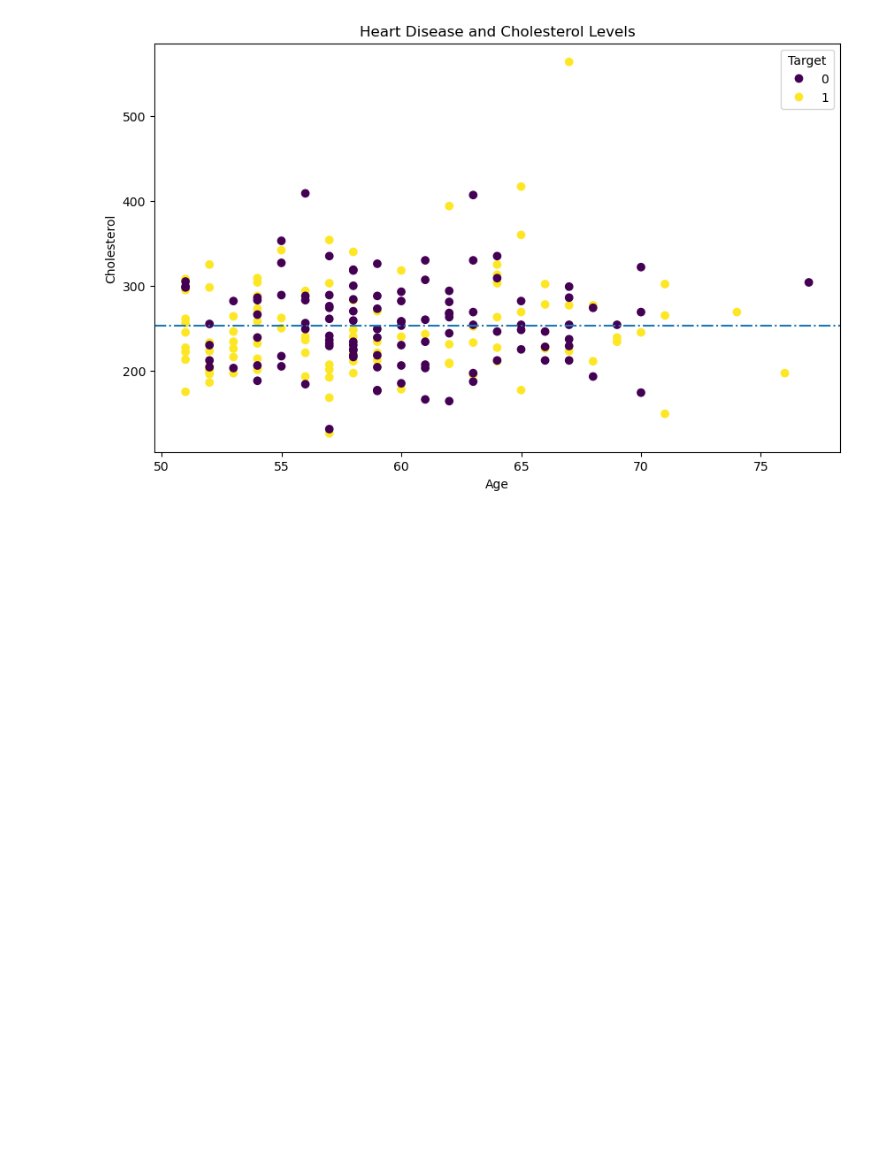
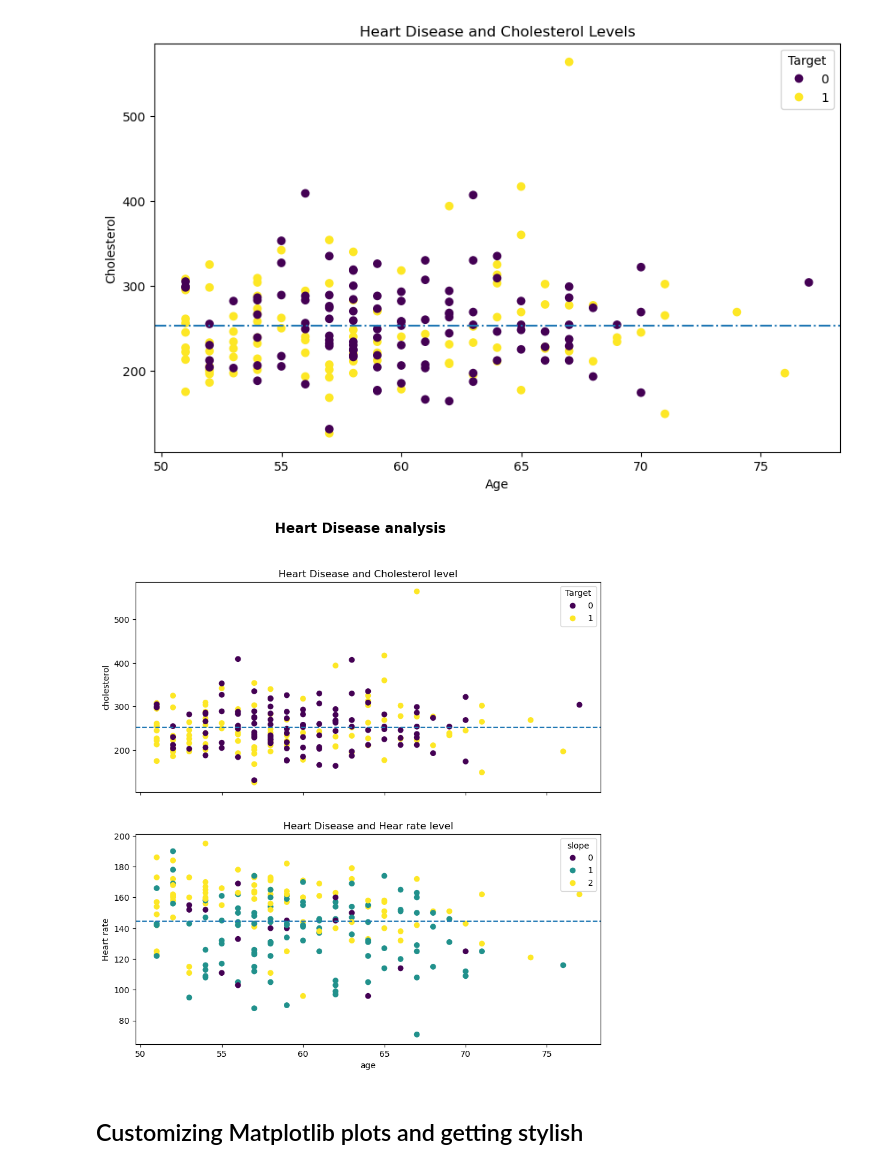
Before and after one commit to prashantuchiha/DS-sample, a Jupyter notebook: project_1/Introduction to Matplotlib.ipynb, the cells around one changed output. Drawn from its saved outputs; the diff is of its cells as text; code cells hidden in the pictures; blank space fills up the shorter version.

Commit message:
matplotlib

```diff
--- a/project_1/Introduction to Matplotlib.ipynb
+++ b/project_1/Introduction to Matplotlib.ipynb
@@ -348,3 +336,53 @@ ax.axhline(over_50["chol"].mean(),
           linestyle='-.');
 # %% [output]
 [figure]
+# %%
+# Subplot of chol,age,thalach
+fig,(ax0,ax1)=plt.subplots(nrows=2,
+                          ncols=1,
+                          figsize=(10,10),
+                          sharex=True # use this and remove xlabel of first graph it will share xlabel of second graph,using this values of x-axis will disappear in ax0
+                          )
+
+# add data to ax0
+scatter=ax0.scatter(x=over_50["age"],
+                  y=over_50["chol"],
+                  c=over_50["target"])
+
+# Customize ax0
+ax0.set(title="Heart Disease and Cholesterol level",
+#        xlabel="age",
+       ylabel="cholesterol")
+
+# Add a legend to ax0
+ax0.legend(*scatter.legend_elements(),title="Target")
+
+# Add a meanline
+ax0.axhline(y=over_50["chol"].mean(),
+           linestyle="--");
+
+
+# add data to ax1
+scatter1=ax1.scatter(x=over_50["age"],
+                    y=over_50["thalach"],
+                    c=over_50["slope"])
+
+# Customize ax1
+ax1.set(title="Heart Disease and Hear rate level",
+       xlabel="age",
+       ylabel="Heart rate")
+
+# Add a legend to ax1
+ax1.legend(*scatter1.legend_elements(),title="slope")
+
+# add a meanline
+ax1.axhline(y=over_50["thalach"].mean(),
+           linestyle="--");
+
+
+# add a title to figure
+fig.suptitle("Heart Disease analysis",fontsize=16,fontweight="bold");
+# %% [output]
+[figure, added]
+# %% [markdown]
+## Customizing Matplotlib plots and getting stylish
```
Also changed, not shown: parts of 15 cells of this notebook.
